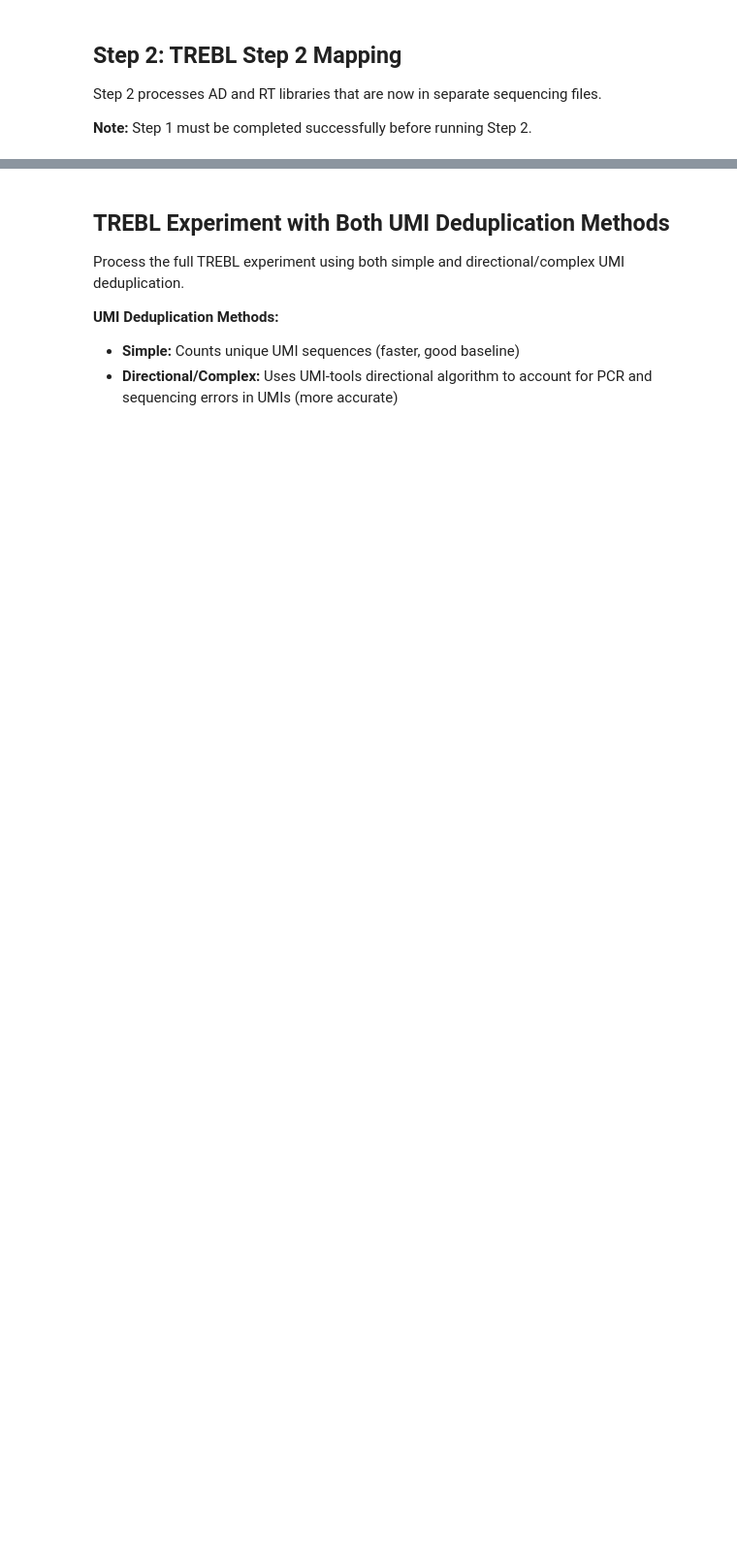
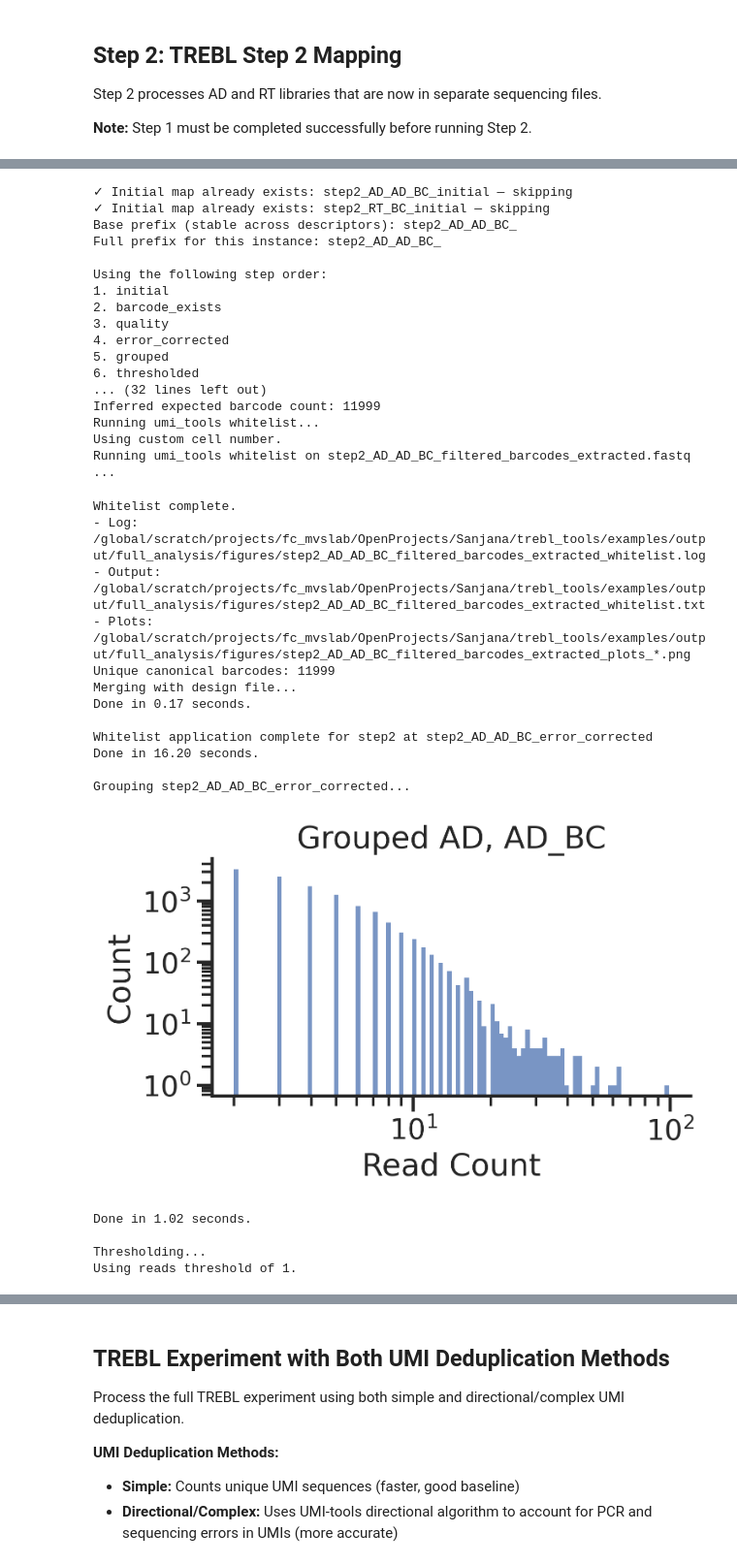
Before and after one commit to staller-lab/trebl_tools, a Jupyter notebook: examples/notebooks/full_analysis_example.ipynb, the cells around one changed output, grey strips where cells are left out. Shown at 97% size. Cells and saved outputs as stored; diff of their text form; code cells hidden in the pictures; blank space fills up the shorter version.

```diff
--- a/examples/notebooks/full_analysis_example.ipynb
+++ b/examples/notebooks/full_analysis_example.ipynb
@@ -117,20 +230,55 @@ pipeline.step2_reads_distribution(
 # %%
 # Run Step 2 mapping with error correction
 # Error correction happens automatically based on pipeline initialization
 step2 = pipeline.run_step_2(
     AD_seq_file=step2_AD_seq_file,
     AD_bc_objects=AD_bc_objects,
     RT_seq_file=step2_RT_seq_file,
     RT_bc_objects=RT_bc_objects,
     reverse_complement=True,
-    reads_threshold_AD=10,
-    reads_threshold_RT=10,
-    step1_map_csv_path="../output/full_analysis/step1_AD_AD_BC_RT_BC_error_corrected_designed.csv",  # Update with your step1 CSV path
+    reads_threshold_AD=1,
+    reads_threshold_RT=1,
+    step1_map_csv_path="../output/full_analysis/step1.csv",  # Update with your step1 CSV path
 )
 
 # Extract outputs
 AD_step2 = step2["AD_step2"]
 RT_step2 = step2["RT_step2"]
 step1_overlap = step2["step1_overlap"]
 
 # The overlap shows how well Step 2 data aligns with Step 1 mapping
+# %% [output]
+✓ Initial map already exists: step2_AD_AD_BC_initial — skipping
+✓ Initial map already exists: step2_RT_BC_initial — skipping
+Base prefix (stable across descriptors): step2_AD_AD_BC_
+Full prefix for this instance: step2_AD_AD_BC_
+
+Using the following step order:
+1. initial
+2. barcode_exists
+3. quality
+4. error_corrected
+5. grouped
+6. thresholded
+... (32 lines left out)
+Inferred expected barcode count: 11999
+Running umi_tools whitelist...
+Using custom cell number.
+Running umi_tools whitelist on step2_AD_AD_BC_filtered_barcodes_extracted.fastq ...
+Whitelist complete.
+- Log: /global/scratch/projects/fc_mvslab/OpenProjects/Sanjana/trebl_tools/examples/output/full_analysis/figures/step2_AD_AD_BC_filtered_barcodes_extracted_whitelist.log
+- Output: /global/scratch/projects/fc_mvslab/OpenProjects/Sanjana/trebl_tools/examples/output/full_analysis/figures/step2_AD_AD_BC_filtered_barcodes_extracted_whitelist.txt
+- Plots: /global/scratch/projects/fc_mvslab/OpenProjects/Sanjana/trebl_tools/examples/output/full_analysis/figures/step2_AD_AD_BC_filtered_barcodes_extracted_plots_*.png
+Unique canonical barcodes: 11999
+Merging with design file...
+Done in 0.17 seconds.
+
+Whitelist application complete for step2 at step2_AD_AD_BC_error_corrected
+Done in 16.20 seconds.
+
+Grouping step2_AD_AD_BC_error_corrected...
+[figure, added]
+Done in 1.02 seconds.
+
+Thresholding...
+Using reads threshold of 1.
```
Also changed, not shown: parts of 14 cells of this notebook, 5 other files.
